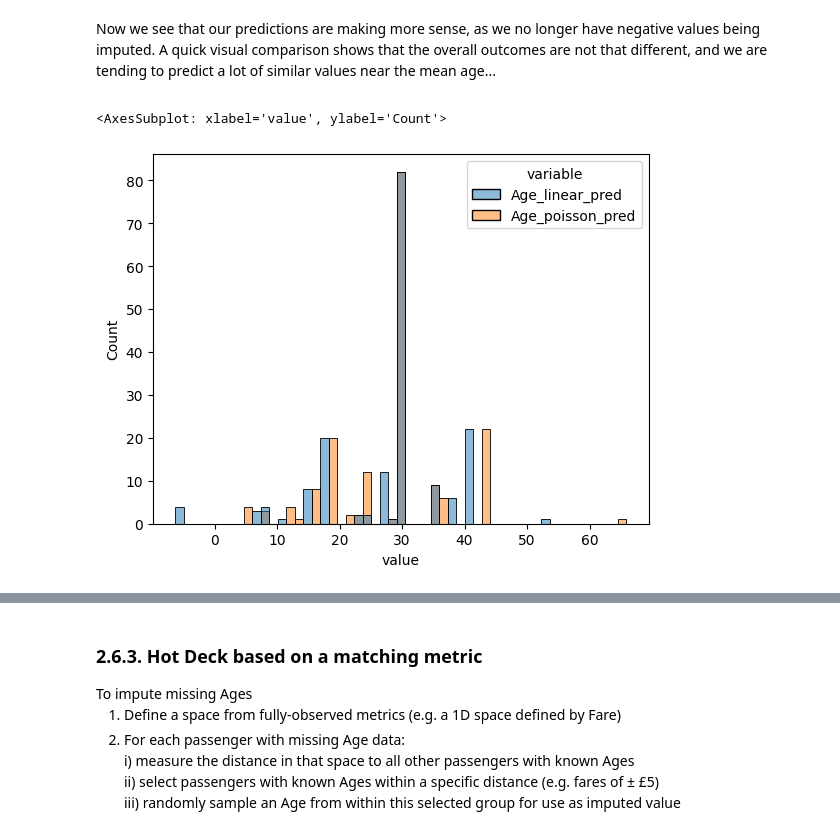
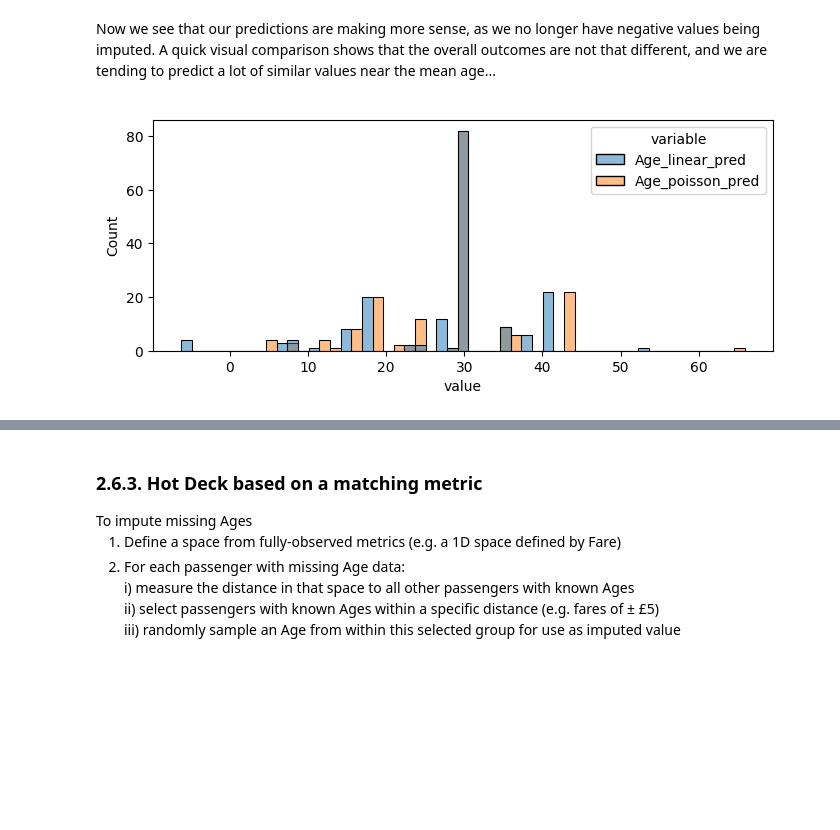
Before and after one commit to stephentown42/ML_examples, a Jupyter notebook: titanic/notebooks/2_imputing_missing_data.ipynb, the cells around one changed output, grey strips where cells are left out. Cells and saved outputs as stored; diff of their text form; code cells hidden in the pictures; blank space fills up the shorter version.

```diff
--- a/titanic/notebooks/2_imputing_missing_data.ipynb
+++ b/titanic/notebooks/2_imputing_missing_data.ipynb
@@ -439,11 +427,11 @@ Notes:
 We won't go through the whole model checking process that is good practice for fitting linear regressions, but the summary shows that each of the variables included in the model is contributing. This is confirmed by the similarity between r-squared and adjusted r-squared. If we assume for the moment that this model is helpful, then we can use it to predict missing age data:
 </span>
 # %%
-# impute_data = (
-#     train[predictors+response]
-#     .query(f"{response[0]}.isna()")
-#     .replace({'Title':title_map})
-# )
+impute_data = (
+    train[predictors+response]
+    .query(f"{response[0]}.isna()")
+    .replace({'Title':title_map})
+)
 
 impute_data[response[0]+'_linear_pred'] = res.predict(exog=impute_data[predictors])
 impute_data.describe(percentiles=[0.5])['Age_linear_pred']          # Show a quick summary'
@@ -503,15 +491,20 @@ Name: Age_poisson_pred, dtype: float64
 Now we see that our predictions are making more sense, as we no longer have negative values being imputed. A quick visual comparison shows that the overall outcomes are not that different, and we are tending to predict a lot of similar values near the mean age...
 </p></span>
 # %%
+import matplotlib.pyplot as plt
 import seaborn as sns
+
+fig, ax = plt.subplots(1,1, **{'figsize':(8,3)})
+
 sns.histplot(
     data = impute_data[['Age_linear_pred','Age_poisson_pred']].melt(),
     x = 'value',
-    hue='variable'
+    hue='variable',
+    ax=ax
 )
+plt.show()
 # %% [output]
-<AxesSubplot: xlabel='value', ylabel='Count'>
-[figure, old version]
+[figure, new version]
 # %% [markdown]
 <span style="font-size:14px;font-family: Arial;line-height:1.5">
 <p>
```
Also changed, not shown: parts of 27 cells of this notebook.
